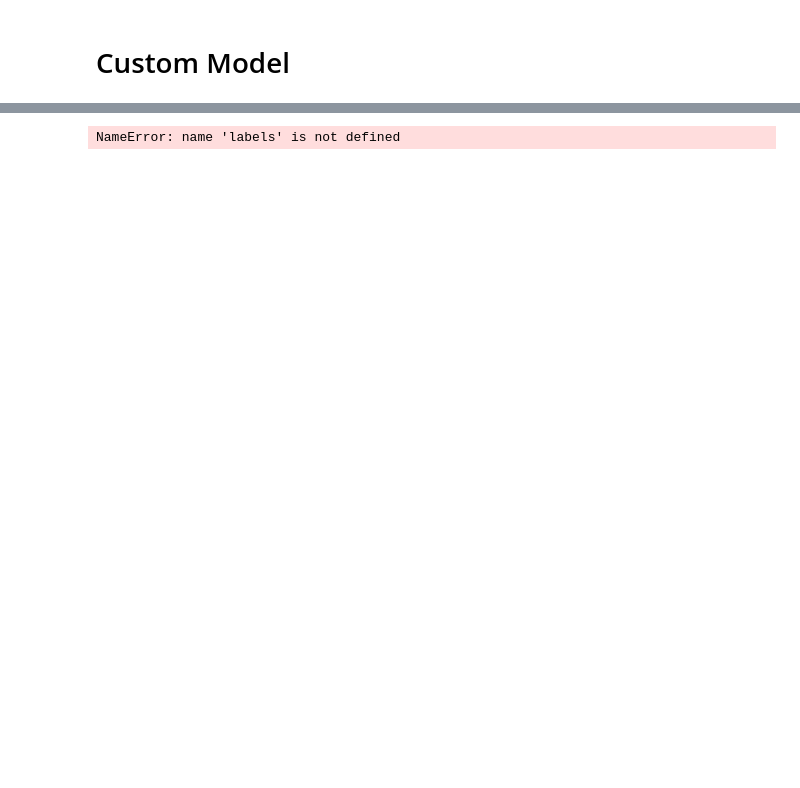
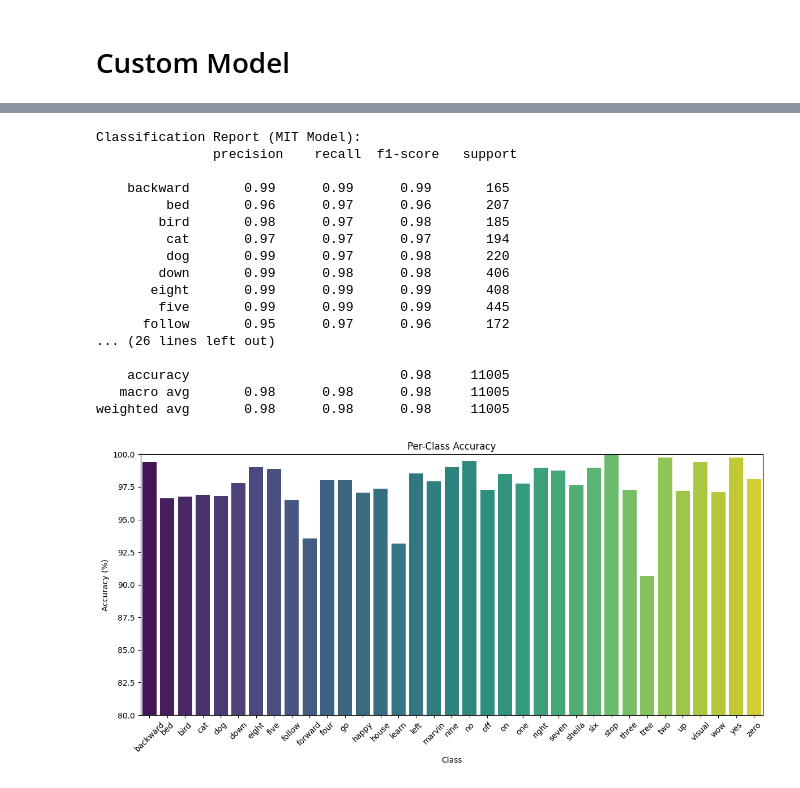
Before and after one commit to MirkoMorello/MSc_ICT, a Jupyter notebook: Final_Project/wake_word_training_slim.ipynb, the cells around one changed output, grey strips where cells are left out. Saved outputs shown, nothing was run; the diff lists cells and outputs as text; code cells hidden in the pictures; blank space fills up the shorter version.

```diff
--- a/Final_Project/wake_word_training_slim.ipynb
+++ b/Final_Project/wake_word_training_slim.ipynb
@@ -910,28 +1089,45 @@ plt.show()
 # %%
 from sklearn.metrics import classification_report, confusion_matrix
 
 # Compute the classification report using MIT model results
-report = classification_report(mit_all_targets, mit_all_preds, target_names=labels, zero_division=0)
+report = classification_report(mit_all_targets, mit_all_preds, target_names=labels_list, zero_division=0)
 print("Classification Report (MIT Model):\n", report)
 
 # Compute the confusion matrix and normalize it to get per-class accuracy
 cm = confusion_matrix(mit_all_targets, mit_all_preds)
 cm_normalized = cm.astype('float') / cm.sum(axis=1)[:, np.newaxis]
 per_class_accuracy = np.diag(cm_normalized) * 100
 
 # Plot per-class accuracy
 plt.figure(figsize=(12, 6))
-df_per_class = pd.DataFrame({"Class": labels, "Accuracy": per_class_accuracy})
+df_per_class = pd.DataFrame({"Class": labels_list, "Accuracy": per_class_accuracy})
 ax = sns.barplot(x="Class", y="Accuracy", hue="Class", data=df_per_class, palette="viridis", dodge=False)
 if ax.get_legend() is not None:
     ax.get_legend().remove()
 
 plt.xlabel('Class')
 plt.ylabel('Accuracy (%)')
 plt.title('Per-Class Accuracy')
-plt.ylim(90, 100)
+plt.ylim(80, 100)
 plt.xticks(rotation=45)
 plt.tight_layout()
 plt.show()
 # %% [output]
-NameError: name 'labels' is not defined
+Classification Report (MIT Model):
+               precision    recall  f1-score   support
+
+    backward       0.99      0.99      0.99       165
+         bed       0.96      0.97      0.96       207
+        bird       0.98      0.97      0.98       185
+         cat       0.97      0.97      0.97       194
+         dog       0.99      0.97      0.98       220
+        down       0.99      0.98      0.98       406
+       eight       0.99      0.99      0.99       408
+        five       0.99      0.99      0.99       445
+      follow       0.95      0.97      0.96       172
+... (26 lines left out)
+
+    accuracy                           0.98     11005
+   macro avg       0.98      0.98      0.98     11005
+weighted avg       0.98      0.98      0.98     11005
+[figure, added]
```
Also changed, not shown: parts of 11 cells of this notebook.
